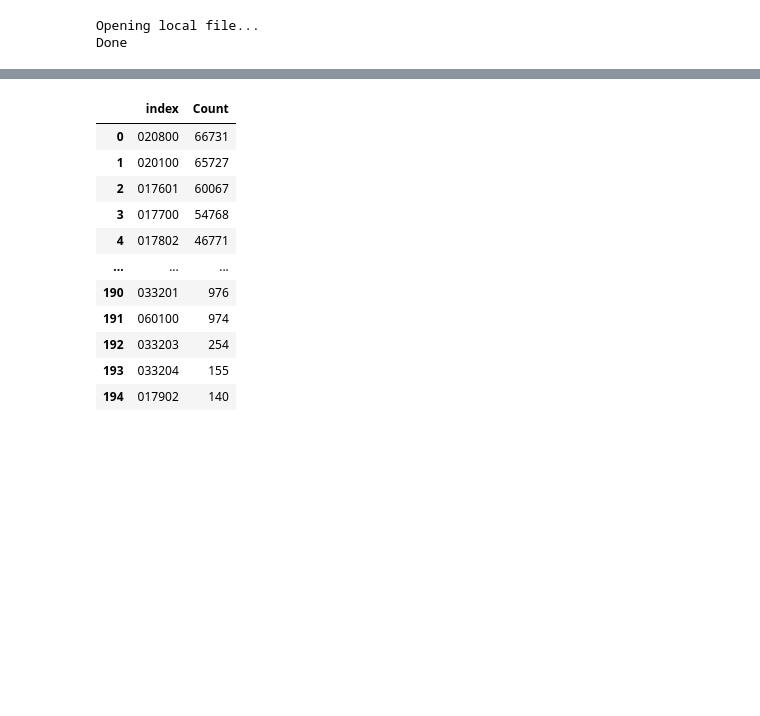
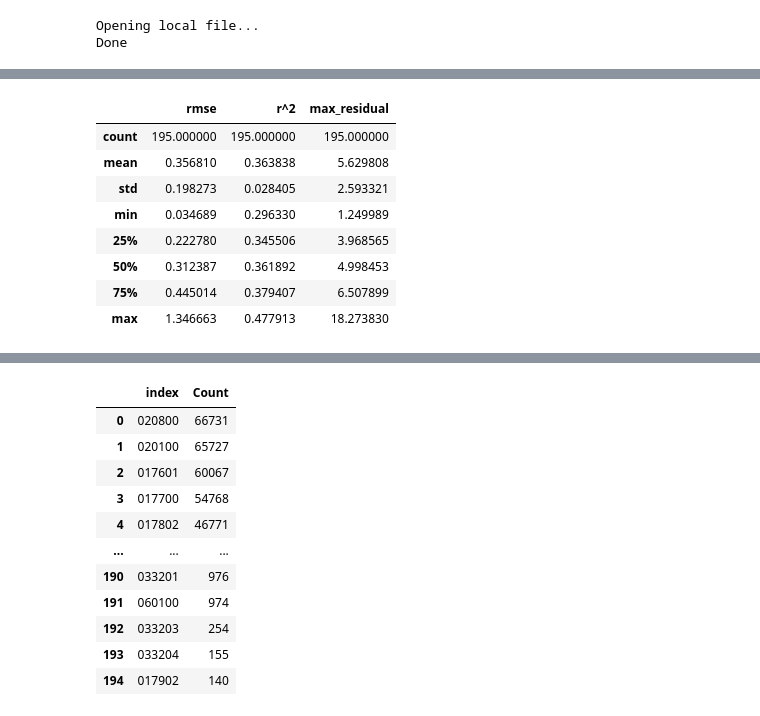
Before and after one commit to peter-amerkhanian/San-Francisco-Service-Analysis, a Jupyter notebook: peter_census_sandbox.ipynb, the cells around one changed output, grey strips where cells are left out. Saved outputs shown, nothing was run; the diff lists cells and outputs as text; code cells hidden in the pictures; blank space fills up the shorter version.

```diff
--- a/peter_census_sandbox.ipynb
+++ b/peter_census_sandbox.ipynb
@@ -83,0 +236,12 @@ jointracts = gpd.sjoin(left_df=gdf,
+# %%
+performance_with_shape.describe()
+# %% [output]
+|  | rmse | r^2 | max_residual |
+| count | 195.000000 | 195.000000 | 195.000000 |
+| mean | 0.356810 | 0.363838 | 5.629808 |
+| std | 0.198273 | 0.028405 | 2.593321 |
+| min | 0.034689 | 0.296330 | 1.249989 |
+| 25% | 0.222780 | 0.345506 | 3.968565 |
+| 50% | 0.312387 | 0.361892 | 4.998453 |
+| 75% | 0.445014 | 0.379407 | 6.507899 |
+| max | 1.346663 | 0.477913 | 18.273830 |
```
Also changed, not shown: parts of 28 cells of this notebook, 12 other files.
